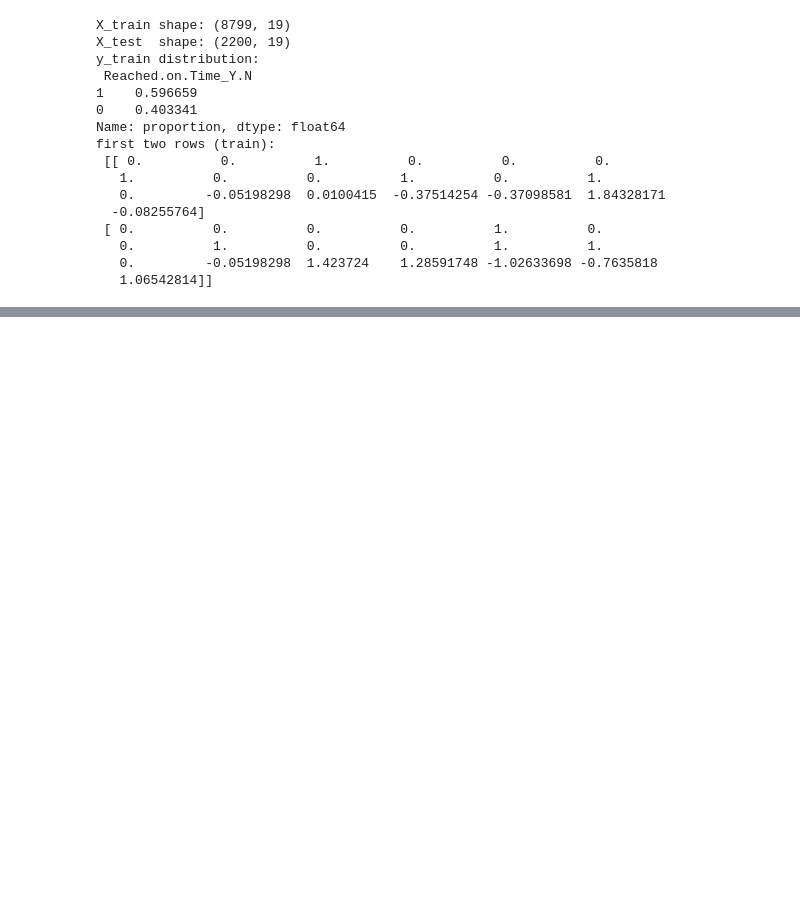
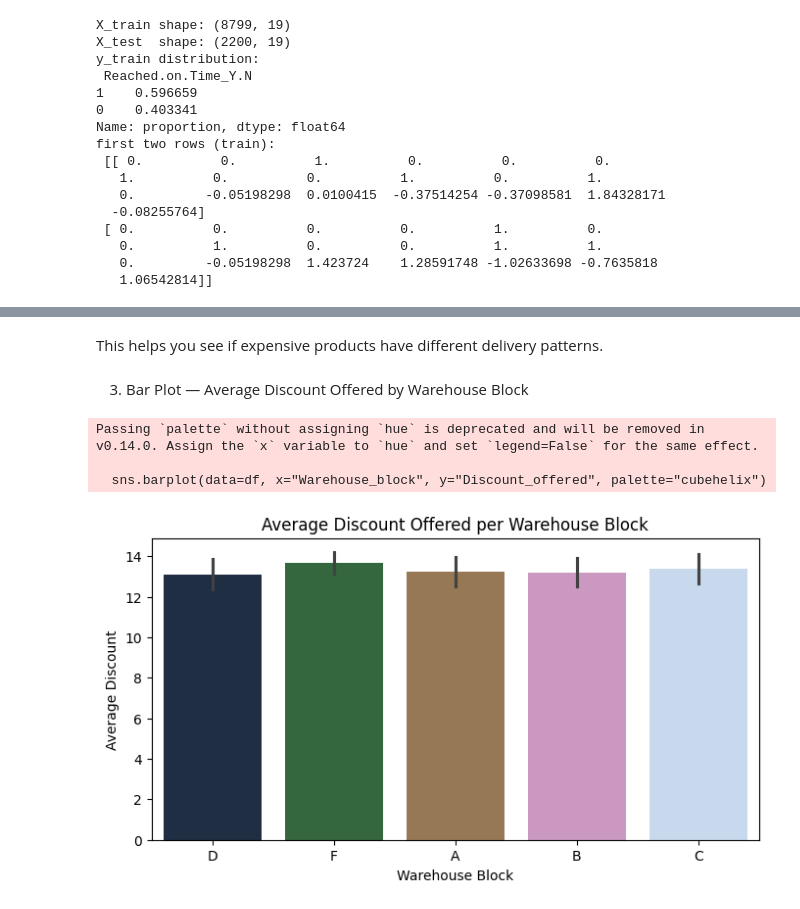
Before and after one commit to EmanZahid123/Data-Driven-Analytics-for-Predicting-On-Time-Product-Delivery, a Jupyter notebook: shipping.ipynb, the cells around one changed output, grey strips where cells are left out. Cells and saved outputs as stored; diff of their text form; code cells hidden in the pictures; blank space fills up the shorter version.

```diff
--- a/shipping.ipynb
+++ b/shipping.ipynb
@@ -319,0 +358,16 @@ first two rows (train):
+# %% [markdown]
+This helps you see if expensive products have different delivery patterns.
+# %% [markdown]
+3. Bar Plot — Average Discount Offered by Warehouse Block
+# %%
+plt.figure(figsize=(8,4))
+sns.barplot(data=df, x="Warehouse_block", y="Discount_offered", palette="cubehelix")
+plt.title("Average Discount Offered per Warehouse Block")
+plt.xlabel("Warehouse Block")
+plt.ylabel("Average Discount")
+plt.show()
+# %% [output]
+Passing `palette` without assigning `hue` is deprecated and will be removed in v0.14.0. Assign the `x` variable to `hue` and set `legend=False` for the same effect.
+
+  sns.barplot(data=df, x="Warehouse_block", y="Discount_offered", palette="cubehelix")
+[figure, added]
```
Also changed, not shown: parts of 13 cells of this notebook.
